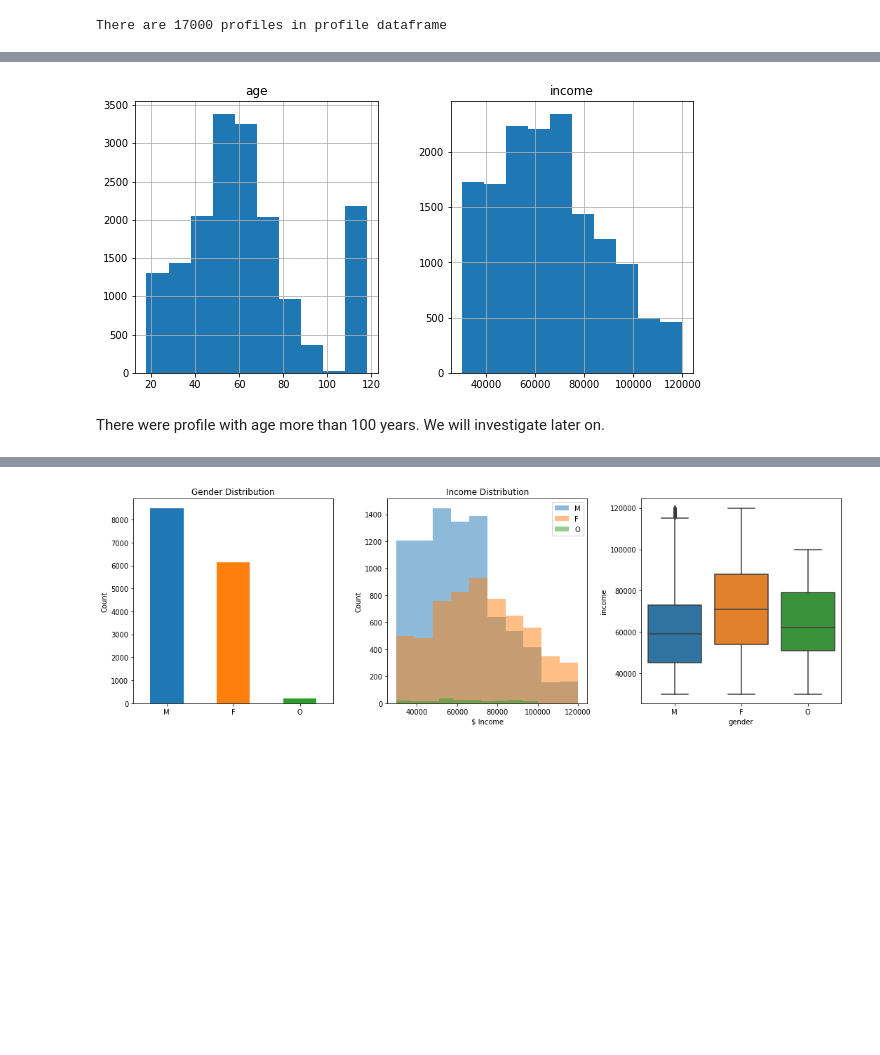
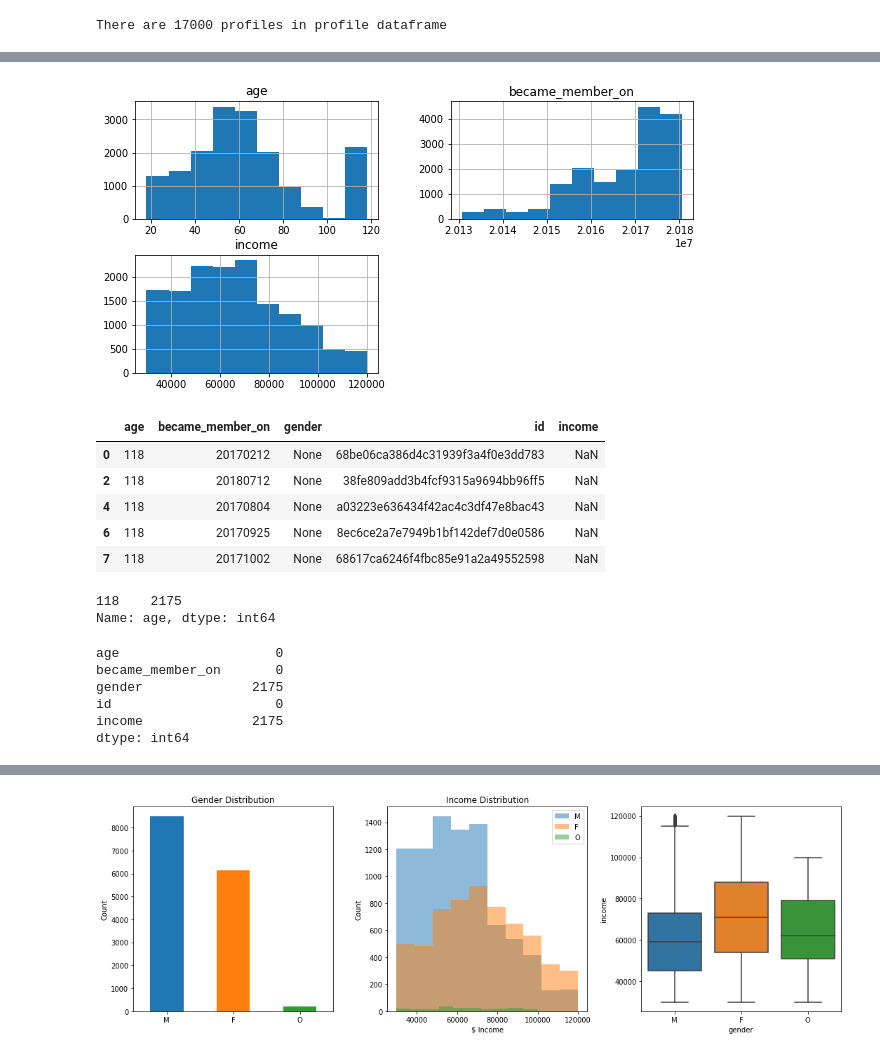
Before and after one commit to jeffrisandy/starbuck_capstone, a Jupyter notebook: Part 1 - Data Understanding and Cleaning.ipynb, the cells around one changed output, grey strips where cells are left out. Saved outputs shown, nothing was run; the diff lists cells and outputs as text; code cells hidden in the pictures; blank space fills up the shorter version.

```diff
--- a/Part 1 - Data Understanding and Cleaning.ipynb
+++ b/Part 1 - Data Understanding and Cleaning.ipynb
@@ -205,7 +247,28 @@ There are 17000 profiles in profile dataframe
 # %%
 # distribution of age and income column
-profile_clean[['age', 'income', 'became_member_on']].hist(figsize=(10,5));
+profile[['age', 'income', 'became_member_on']].hist(figsize=(10,5));
 # %% [output]
-[figure, old version]
+[figure, new version]
-# %% [markdown]
-There were profile with age more than 100 years. We will investigate later on.
+# %%
+profile[profile.age > 100].head()
+# %% [output]
+|  | age | became_member_on | gender | id | income |
+| 0 | 118 | 20170212 | None | 68be06ca386d4c31939f3a4f0e3dd783 | NaN |
+| 2 | 118 | 20180712 | None | 38fe809add3b4fcf9315a9694bb96ff5 | NaN |
+| 4 | 118 | 20170804 | None | a03223e636434f42ac4c3df47e8bac43 | NaN |
+| 6 | 118 | 20170925 | None | 8ec6ce2a7e7949b1bf142def7d0e0586 | NaN |
+| 7 | 118 | 20171002 | None | 68617ca6246f4fbc85e91a2a49552598 | NaN |
+# %%
+profile[profile.age == 118]['age'].value_counts()
+# %% [output]
+118    2175
+Name: age, dtype: int64
+# %%
+profile.isnull().sum()
+# %% [output]
+age                    0
+became_member_on       0
+gender              2175
+id                     0
+income              2175
+dtype: int64
```
Also changed, not shown: parts of 19 cells of this notebook.
